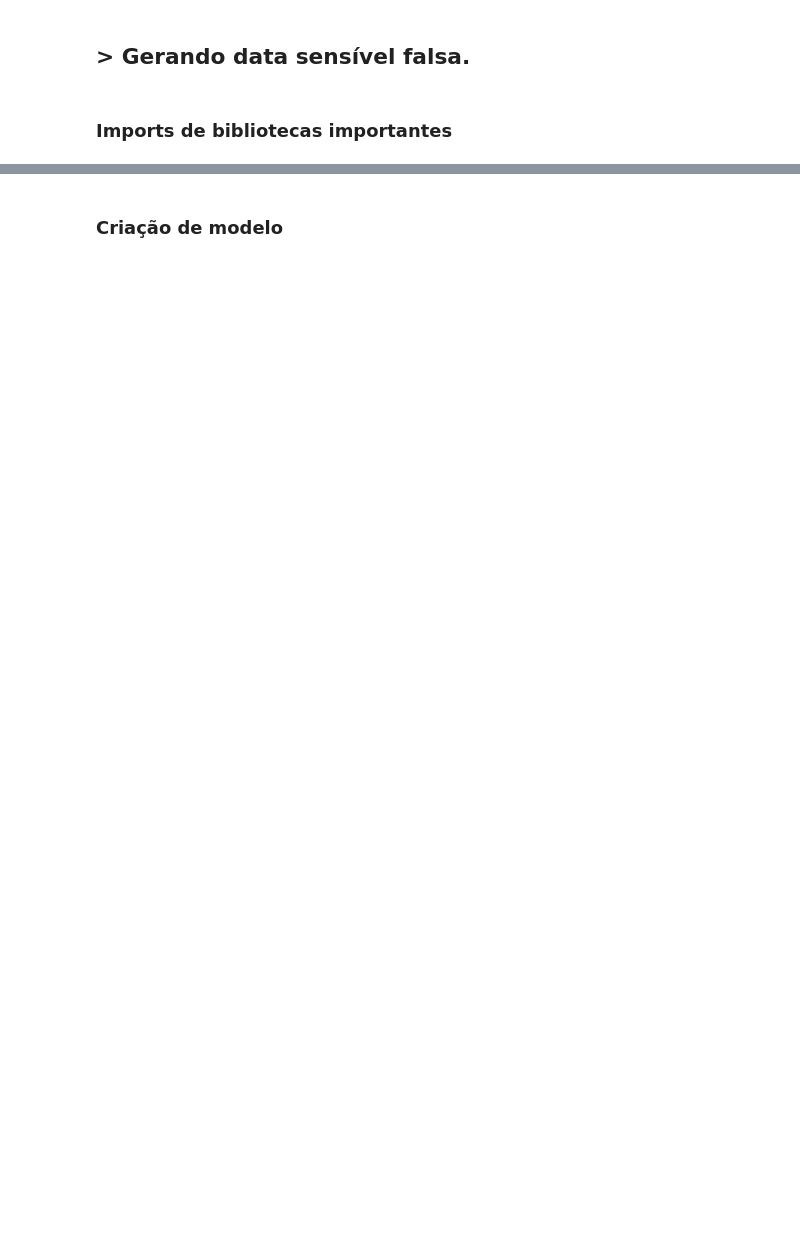
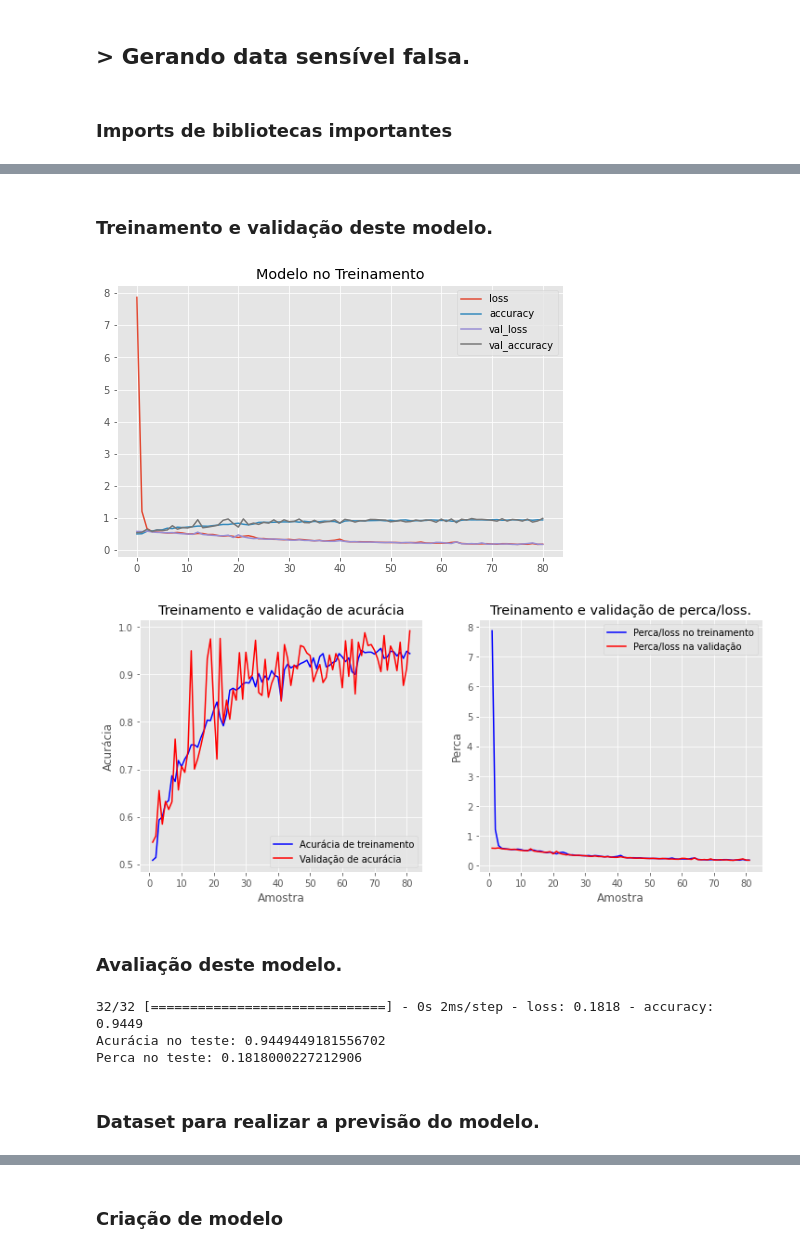
Before and after one commit to Dom-Juan/TCC-2, a Jupyter notebook: jupyter-notebook/tensor-alpha/tensor-alpha.ipynb, the cells around one changed output, grey strips where cells are left out. Cells and saved outputs as stored; diff of their text form; code cells hidden in the pictures; blank space fills up the shorter version.

```diff
--- a/jupyter-notebook/tensor-alpha/tensor-alpha.ipynb
+++ b/jupyter-notebook/tensor-alpha/tensor-alpha.ipynb
@@ -25,0 +116,13 @@ from sklearn import preprocessing
+# %%
+from keras import layers
+print(X_train.shape[1])
+input_dim = X_train.shape[1]
+
+# modelo baseado em uma pilha de layers, utilizando o layer mais comum Dense.
+model_col1 = keras.Sequential()
+model_col1.add(keras.layers.Dense(12, input_dim = input_dim, activation='relu'))
+model_col1.add(keras.layers.Dense(8, input_dim = input_dim, activation='relu'))
+model_col1.add(keras.layers.Dense(1, activation='sigmoid'))
+# Configurando o modelo de treinamento.
+model_col1.compile(loss='binary_crossentropy', optimizer='adam', metrics=['accuracy'])
+model_col1.summary() # Mostra os paramestros disponíveis para treinar
@@ -25,0 +146,43 @@ from sklearn import preprocessing
+# %% [markdown]
+### Treinamento e validação deste modelo.
+# %%
+import matplotlib.pyplot as plot
+from plot_history_helper import plot_history
+from keras import callbacks
+
+earlystopping = callbacks.EarlyStopping(monitor ="val_loss", mode ="min", patience = 5, restore_best_weights = True)
+
+# Treinando o modelo.
+history = model_col1.fit(
+  X_train,
+  y_train,
+  epochs=100,
+  verbose=False,
+  validation_data=(X_test, y_test),
+  batch_size=50,
+  callbacks =[earlystopping]
+)
+
+# Mostrando resultados do treinamento com dataset de train.
+pd.DataFrame(history.history).plot(figsize=(8,5))
+plot.title('Modelo no Treinamento')
+plot.show()
+
+plot_history(history)
+print()
+# %% [output]
+[figure, added]
+[figure, added]
+# %% [markdown]
+### Avaliação deste modelo.
+# %%
+
+loss, accuracy = model_col1.evaluate(X_test, y_test, verbose=1, batch_size=32)
+print(f"Acurácia no teste: {accuracy}")
+print(f"Perca no teste: {loss}")
+# %% [output]
+32/32 [==============================] - 0s 2ms/step - loss: 0.1818 - accuracy: 0.9449
+Acurácia no teste: 0.9449449181556702
+Perca no teste: 0.1818000227212906
+# %% [markdown]
+### Dataset para realizar a previsão do modelo.
```
Also changed, not shown: parts of 43 cells of this notebook, 29 other files.
